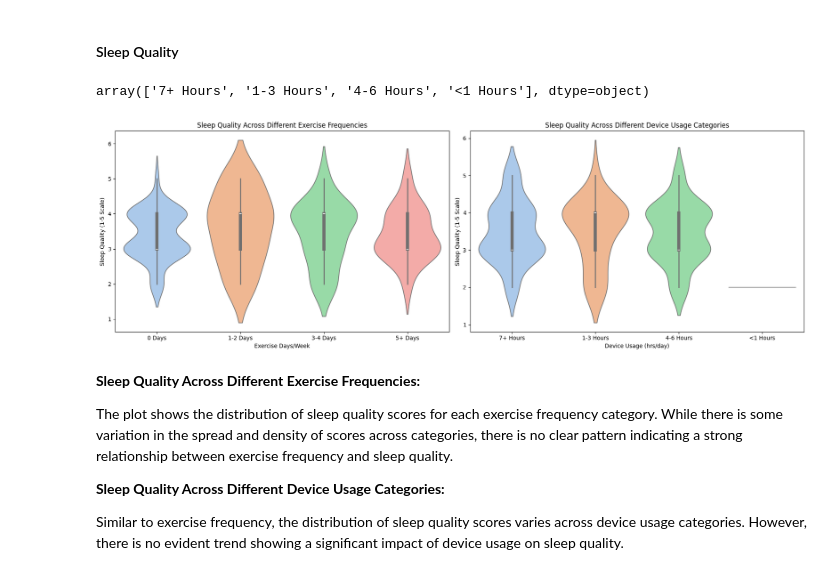
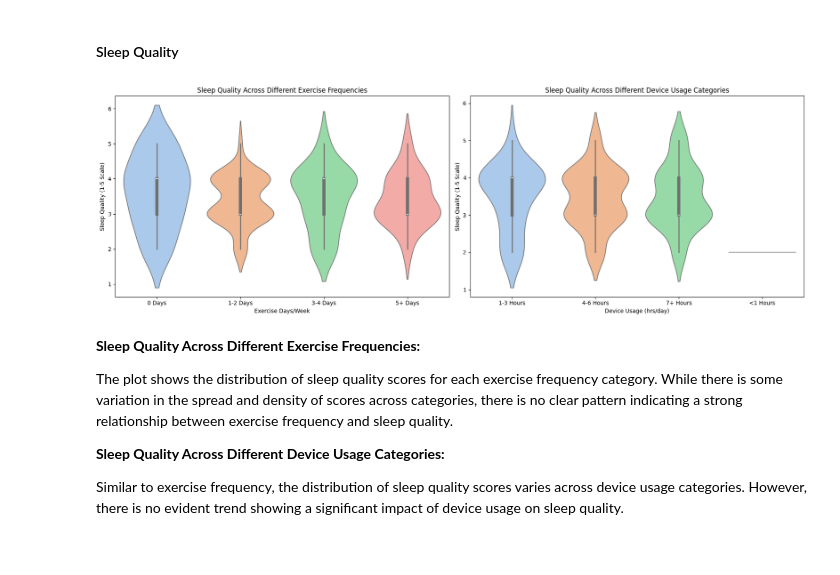
Before and after one commit to johnkimtech/sleep, a Jupyter notebook: desc_stat_visualize.ipynb, the cells around one changed output. Saved outputs shown, nothing was run; the diff lists cells and outputs as text; code cells hidden in the pictures.

```diff
--- a/desc_stat_visualize.ipynb
+++ b/desc_stat_visualize.ipynb
@@ -239,34 +239,27 @@ This heatmap provides a clearer picture of the linear relationships between the
 ### Relationship with Sleep: Exercise and Device Usage
 # %% [markdown]
 #### Sleep Quality
-# %%
-
-df['Device Usage (hrs/day)'].unique()
-# %% [output]
-array(['7+ Hours', '1-3 Hours', '4-6 Hours', '<1 Hours'], dtype=object)
 # %%
 fig, axes = plt.subplots(nrows=1, ncols=2, figsize=(18, 6))
 
 # Exercise Days/Week vs Sleep Quality
 col = 'Exercise Days/Week'
-sns.violinplot(ax=axes[0], x=col, y='Sleep Quality', data=df, palette='pastel')
+sns.violinplot(ax=axes[0], x=col, y='Sleep Quality', data=df, palette='pastel', order=sorted(df[col].unique()))
 axes[0].set_title('Sleep Quality Across Different Exercise Frequencies')
 axes[0].set_xlabel(col)
-axes[0].set_xticklabels(sorted(df[col].unique()))
 axes[0].set_ylabel('Sleep Quality (1-5 Scale)')
 
 # Device Usage (hrs/day) vs Sleep Quality
 col = 'Device Usage (hrs/day)'
-sns.violinplot(ax=axes[1], x=col, y='Sleep Quality', data=df, palette='pastel')
+sns.violinplot(ax=axes[1], x=col, y='Sleep Quality', data=df, palette='pastel', order=sorted(df[col].unique()))
 axes[1].set_title('Sleep Quality Across Different Device Usage Categories')
 axes[1].set_xlabel(col)
-# axes[0].set_xticklabels(sorted(df[col].unique()))
 axes[1].set_ylabel('Sleep Quality (1-5 Scale)')
 
 plt.tight_layout()
 plt.show()
 # %% [output]
-[figure, old version]
+[figure, new version]
 # %% [markdown]
 **Sleep Quality Across Different Exercise Frequencies:**
 
```
Also changed, not shown: parts of 7 cells of this notebook, 2 other files.
